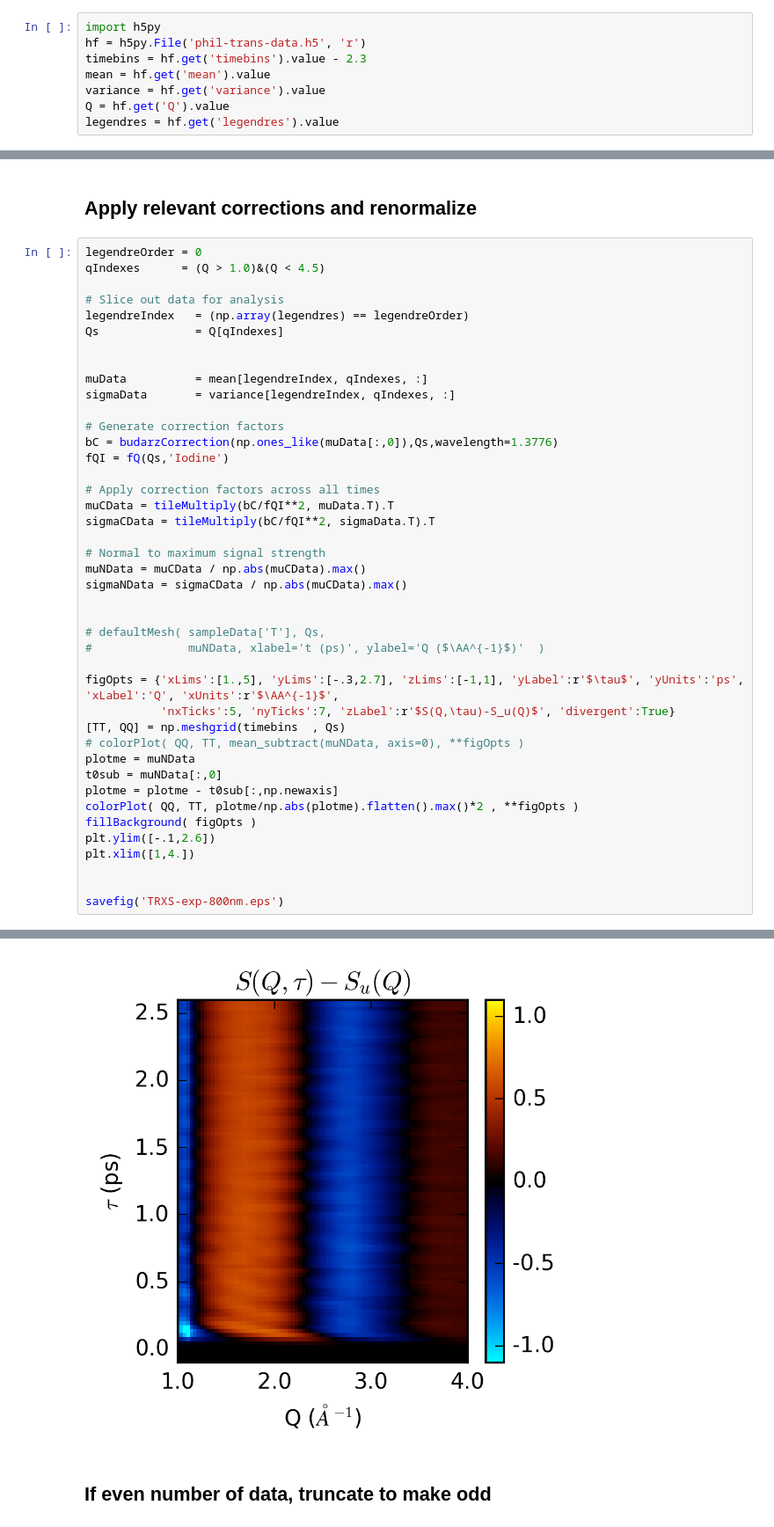
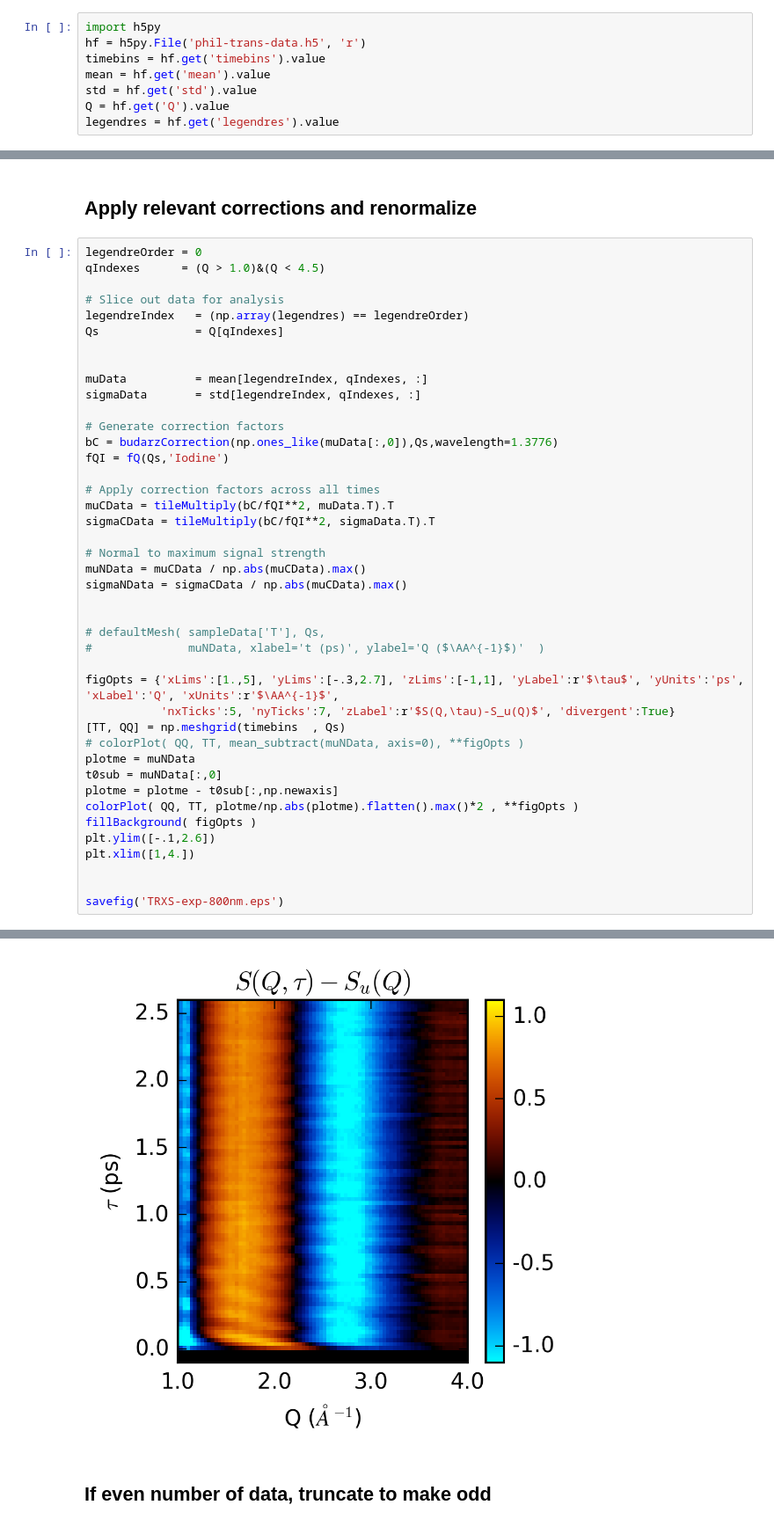
Before and after one commit to mrware91/PhilTransA-TRXS-Limits, a Jupyter notebook: FourierAnalysis.ipynb, the cells around one changed output, grey strips where cells are left out. Shown at 88% size. Saved outputs shown, nothing was run; the diff lists cells and outputs as text.

```diff
--- a/FourierAnalysis.ipynb
+++ b/FourierAnalysis.ipynb
@@ -59,9 +59,9 @@ Note I suggest restricting your data to regions where you know the signal is not
 # %%
 import h5py
 hf = h5py.File('phil-trans-data.h5', 'r')
-timebins = hf.get('timebins').value - 2.3
+timebins = hf.get('timebins').value
 mean = hf.get('mean').value
-variance = hf.get('variance').value
+std = hf.get('std').value
 Q = hf.get('Q').value
 legendres = hf.get('legendres').value
 # %%
@@ -91,7 +91,7 @@ Qs              = Q[qIndexes]
 
 
 muData          = mean[legendreIndex, qIndexes, :]
-sigmaData       = variance[legendreIndex, qIndexes, :]
+sigmaData       = std[legendreIndex, qIndexes, :]
 
 # Generate correction factors
 bC = budarzCorrection(np.ones_like(muData[:,0]),Qs,wavelength=1.3776)
@@ -99,34 +99,34 @@ fQI = fQ(Qs,'Iodine')
 
 # Apply correction factors across all times
 muCData = tileMultiply(bC/fQI**2, muData.T).T
 sigmaCData = tileMultiply(bC/fQI**2, sigmaData.T).T
 
 # Normal to maximum signal strength
 muNData = muCData / np.abs(muCData).max()
 sigmaNData = sigmaCData / np.abs(muCData).max()
 
 
 # defaultMesh( sampleData['T'], Qs,
 #              muNData, xlabel='t (ps)', ylabel='Q ($\AA^{-1}$)'  )
 
 figOpts = {'xLims':[1.,5], 'yLims':[-.3,2.7], 'zLims':[-1,1], 'yLabel':r'$\tau$', 'yUnits':'ps', 'xLabel':'Q', 'xUnits':r'$\AA^{-1}$',
            'nxTicks':5, 'nyTicks':7, 'zLabel':r'$S(Q,\tau)-S_u(Q)$', 'divergent':True}
 [TT, QQ] = np.meshgrid(timebins  , Qs)
 # colorPlot( QQ, TT, mean_subtract(muNData, axis=0), **figOpts )
 plotme = muNData
 t0sub = muNData[:,0]
 plotme = plotme - t0sub[:,np.newaxis]
 colorPlot( QQ, TT, plotme/np.abs(plotme).flatten().max()*2 , **figOpts )
 fillBackground( figOpts )
 plt.ylim([-.1,2.6])
 plt.xlim([1,4.])
 
 
 savefig('TRXS-exp-800nm.eps')
 # %% [output]
 -1
 1.1
-[figure, old version]
+[figure, new version]
 # %% [markdown]
 ## If even number of data, truncate to make odd
 # %%
```
Also changed, not shown: parts of 6 cells of this notebook.
